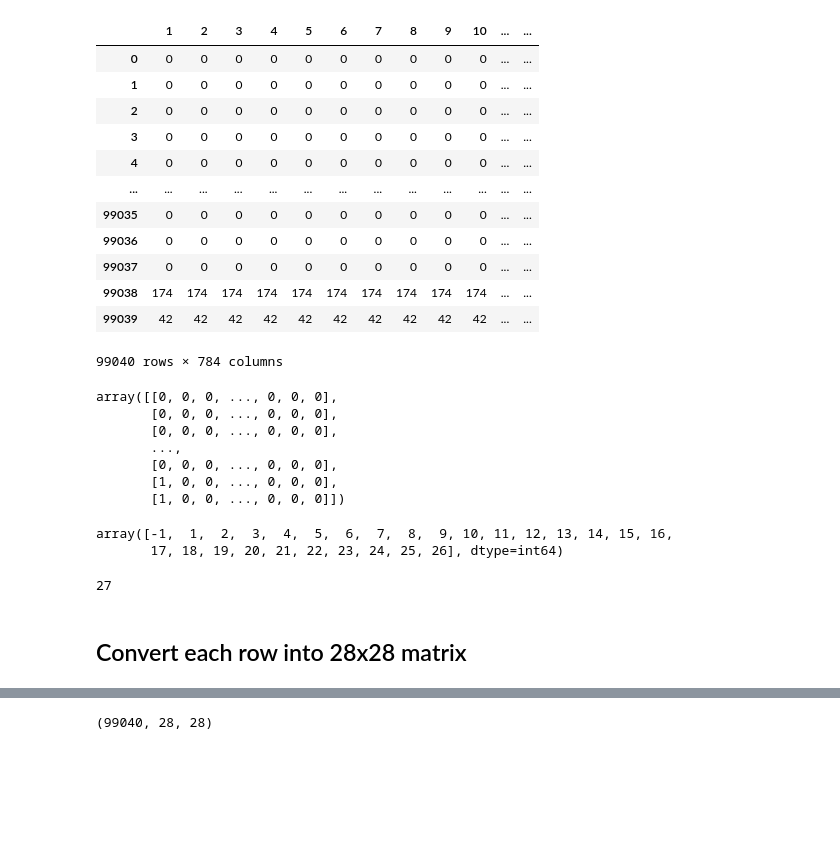
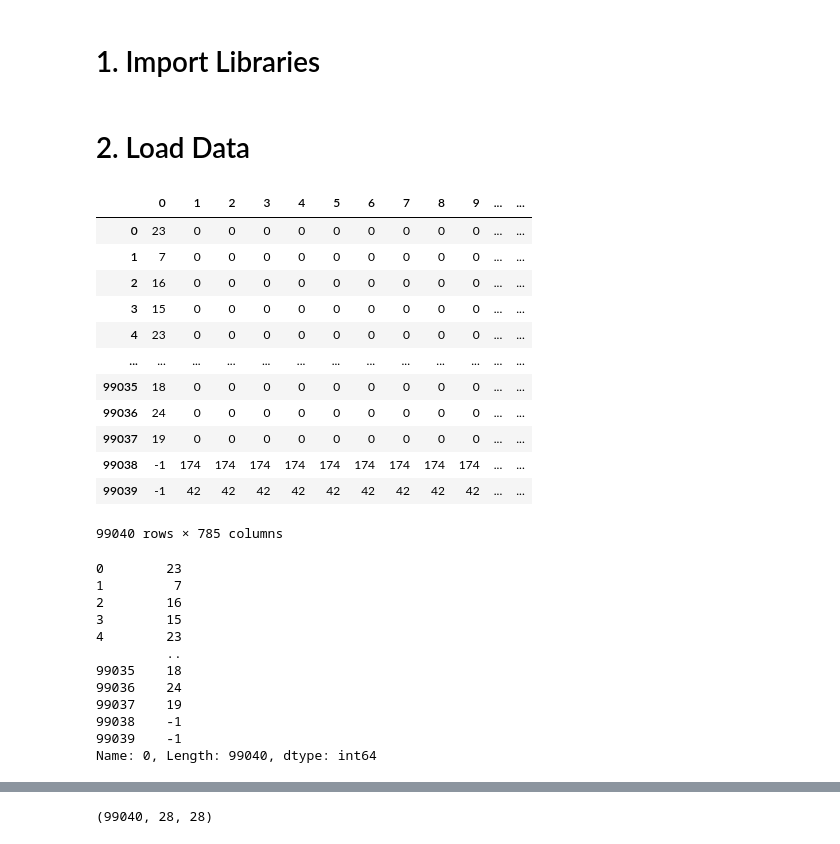
Before and after one commit to shoelesshoe/DELECA2, a Jupyter notebook: CA2 Part A.ipynb, the cells around one changed output, grey strips where cells are left out. Saved outputs shown, nothing was run; the diff lists cells and outputs as text; code cells hidden in the pictures; blank space fills up the shorter version.

```diff
--- a/CA2 Part A.ipynb
+++ b/CA2 Part A.ipynb
@@ -1,3 +1,5 @@
+# %% [markdown]
+# 1. Import Libraries
 # %%
 import pandas as pd
 import matplotlib.pyplot as plt
@@ -5,40 +8,35 @@ import numpy as np
+# %% [markdown]
+# 2. Load Data
 # %%
-df = pd.read_csv('emnist-letters-train.csv', header=None)
-alphabets = df.iloc[:, 0]
-df = df.drop(0, axis=1)
-df
+df_original = pd.read_csv('emnist-letters-train.csv', header=None)
+df_original
 # %% [output]
-|  | 1 | 2 | 3 | 4 | 5 | 6 | 7 | 8 | 9 | 10 | ... | ... |
-| 0 | 0 | 0 | 0 | 0 | 0 | 0 | 0 | 0 | 0 | 0 | ... | ... |
-| 1 | 0 | 0 | 0 | 0 | 0 | 0 | 0 | 0 | 0 | 0 | ... | ... |
-| 2 | 0 | 0 | 0 | 0 | 0 | 0 | 0 | 0 | 0 | 0 | ... | ... |
-| 3 | 0 | 0 | 0 | 0 | 0 | 0 | 0 | 0 | 0 | 0 | ... | ... |
-| 4 | 0 | 0 | 0 | 0 | 0 | 0 | 0 | 0 | 0 | 0 | ... | ... |
+|  | 0 | 1 | 2 | 3 | 4 | 5 | 6 | 7 | 8 | 9 | ... | ... |
+| 0 | 23 | 0 | 0 | 0 | 0 | 0 | 0 | 0 | 0 | 0 | ... | ... |
+| 1 | 7 | 0 | 0 | 0 | 0 | 0 | 0 | 0 | 0 | 0 | ... | ... |
+| 2 | 16 | 0 | 0 | 0 | 0 | 0 | 0 | 0 | 0 | 0 | ... | ... |
+| 3 | 15 | 0 | 0 | 0 | 0 | 0 | 0 | 0 | 0 | 0 | ... | ... |
+| 4 | 23 | 0 | 0 | 0 | 0 | 0 | 0 | 0 | 0 | 0 | ... | ... |
 | ... | ... | ... | ... | ... | ... | ... | ... | ... | ... | ... | ... | ... |
-| 99035 | 0 | 0 | 0 | 0 | 0 | 0 | 0 | 0 | 0 | 0 | ... | ... |
-| 99036 | 0 | 0 | 0 | 0 | 0 | 0 | 0 | 0 | 0 | 0 | ... | ... |
-| 99037 | 0 | 0 | 0 | 0 | 0 | 0 | 0 | 0 | 0 | 0 | ... | ... |
-| 99038 | 174 | 174 | 174 | 174 | 174 | 174 | 174 | 174 | 174 | 174 | ... | ... |
-| 99039 | 42 | 42 | 42 | 42 | 42 | 42 | 42 | 42 | 42 | 42 | ... | ... |
+| 99035 | 18 | 0 | 0 | 0 | 0 | 0 | 0 | 0 | 0 | 0 | ... | ... |
+| 99036 | 24 | 0 | 0 | 0 | 0 | 0 | 0 | 0 | 0 | 0 | ... | ... |
+| 99037 | 19 | 0 | 0 | 0 | 0 | 0 | 0 | 0 | 0 | 0 | ... | ... |
+| 99038 | -1 | 174 | 174 | 174 | 174 | 174 | 174 | 174 | 174 | 174 | ... | ... |
+| 99039 | -1 | 42 | 42 | 42 | 42 | 42 | 42 | 42 | 42 | 42 | ... | ... |
-99040 rows × 784 columns
+99040 rows × 785 columns
-# %%
-pd.get_dummies(alphabets, dtype=int).values
-# %% [output]
-array([[0, 0, 0, ..., 0, 0, 0],
-       [0, 0, 0, ..., 0, 0, 0],
-       [0, 0, 0, ..., 0, 0, 0],
-       ...,
-       [0, 0, 0, ..., 0, 0, 0],
-       [1, 0, 0, ..., 0, 0, 0],
-       [1, 0, 0, ..., 0, 0, 0]])
-# %%
-np.sort(alphabets.unique())
-# %% [output]
-array([-1,  1,  2,  3,  4,  5,  6,  7,  8,  9, 10, 11, 12, 13, 14, 15, 16,
-       17, 18, 19, 20, 21, 22, 23, 24, 25, 26], dtype=int64)
-# %%
-len(alphabets.unique())
-# %% [output]
-27
-# %% [markdown]
-## Convert each row into 28x28 matrix
+# %%
+alphabets = df_original.iloc[:, 0]
+alphabets
+# %% [output]
+0        23
+1         7
+2        16
+3        15
+4        23
+         ..
+99035    18
+99036    24
+99037    19
+99038    -1
+99039    -1
+Name: 0, Length: 99040, dtype: int64
```
Also changed, not shown: parts of 19 cells of this notebook.
